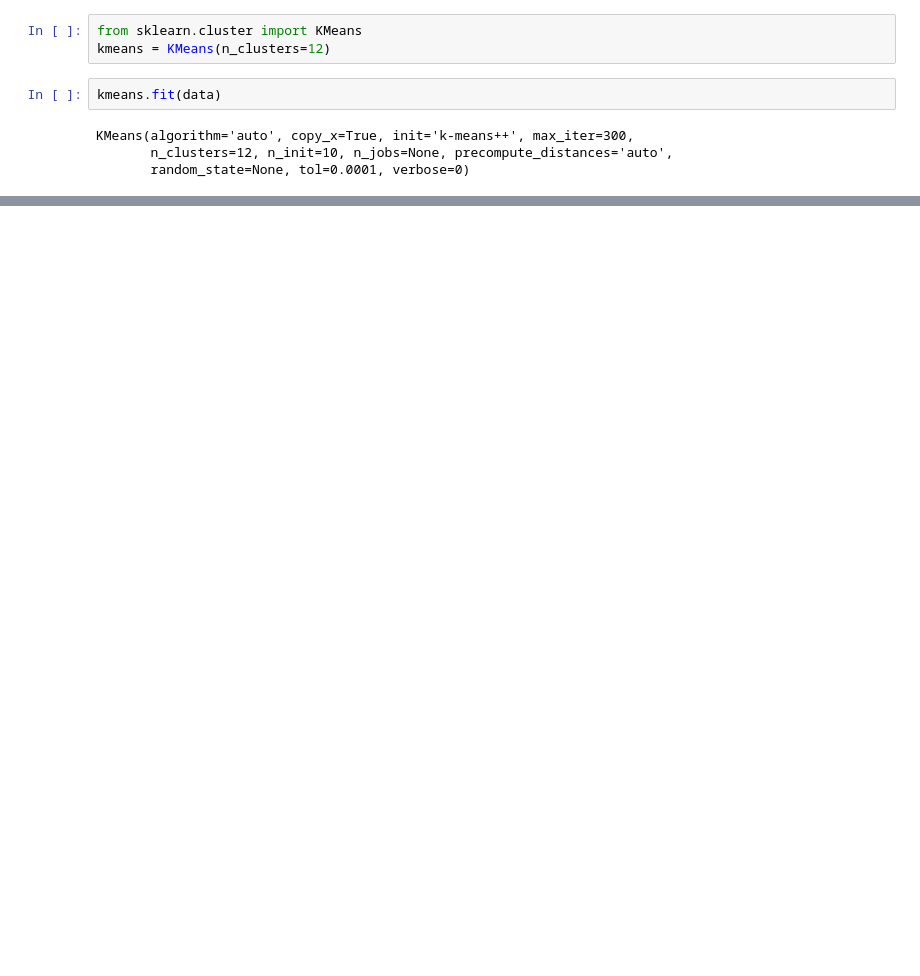
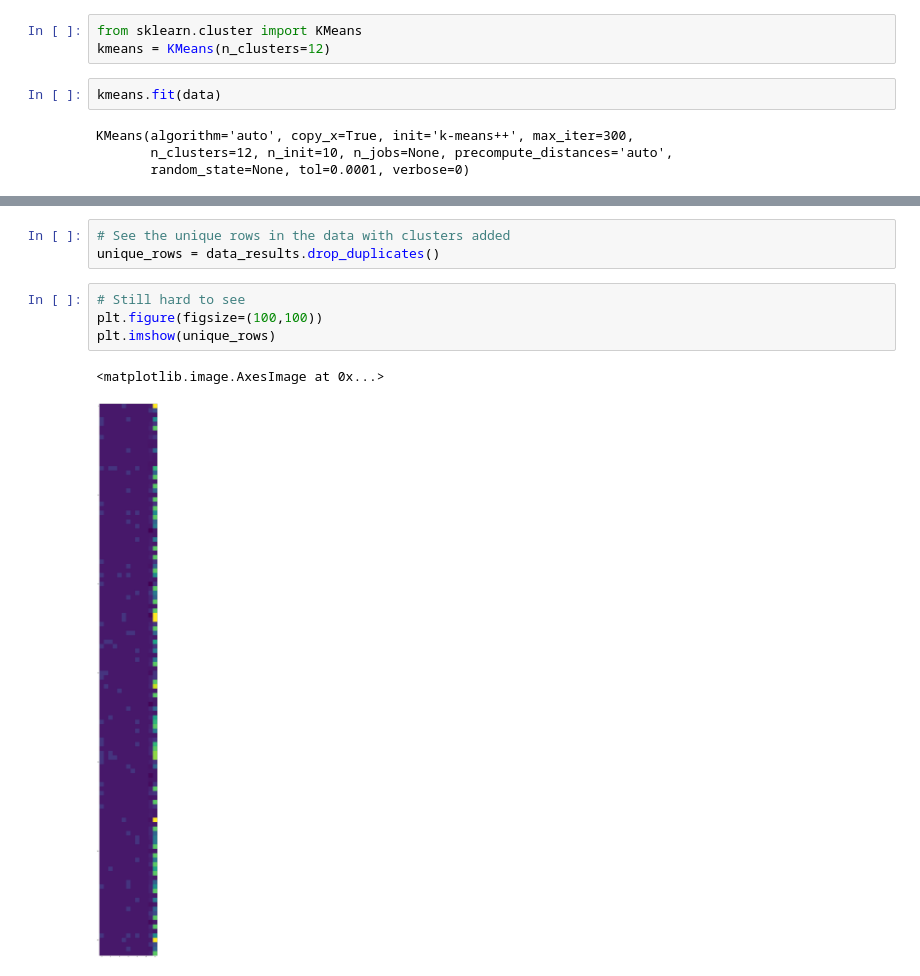
Before and after one commit to alexisophiek/Final_Project, a Jupyter notebook: Matrix.ipynb, the cells around one changed output, grey strips where cells are left out. Cells and saved outputs as stored; diff of their text form; blank space fills up the shorter version.

```diff
--- a/Matrix.ipynb
+++ b/Matrix.ipynb
@@ -212,0 +248,10 @@ data
+# %%
+# See the unique rows in the data with clusters added
+unique_rows = data_results.drop_duplicates()
+# %%
+# Still hard to see
+plt.figure(figsize=(100,100))
+plt.imshow(unique_rows)
+# %% [output]
+<matplotlib.image.AxesImage at 0x...>
+[figure, added]
```
Also changed, not shown: parts of 31 cells of this notebook.
